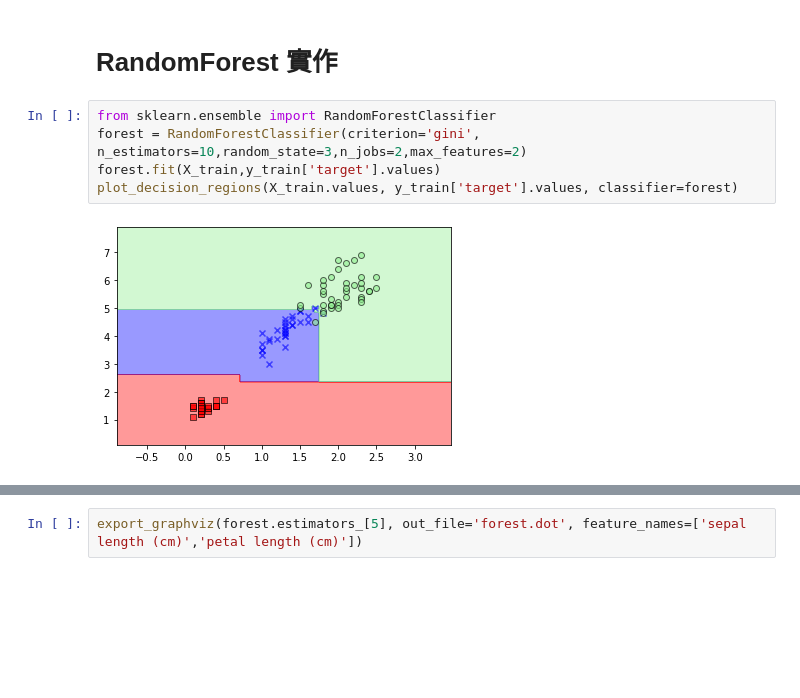
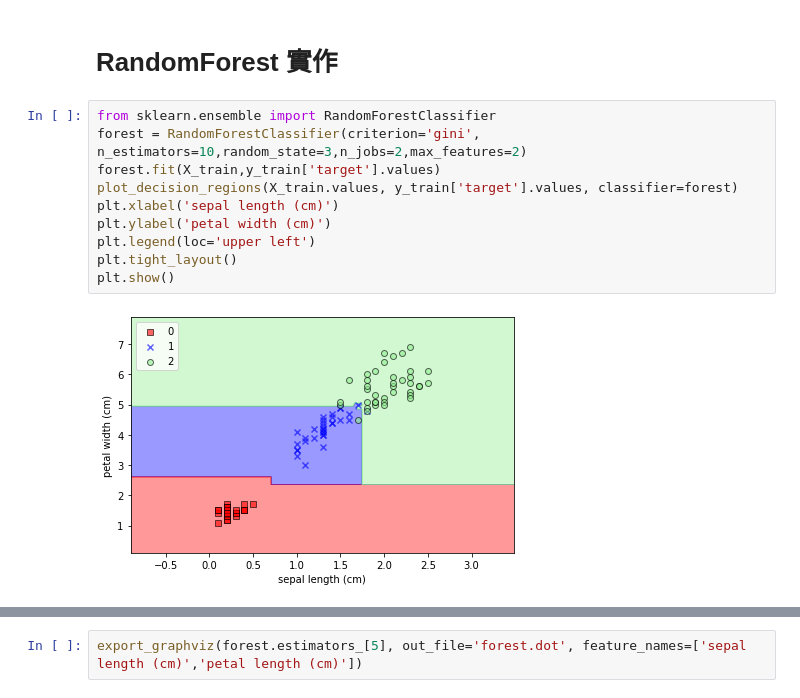
Before and after one commit to yehjames/NTU_DAC_ML, a Jupyter notebook: 第二堂/第二堂 決策樹(Decision Tree), 隨機森林(Random Forest), 梯度提升決策樹(GBDT)實作.ipynb, the cells around one changed output, grey strips where cells are left out. Saved outputs shown, nothing was run; the diff lists cells and outputs as text; blank space fills up the shorter version.

```diff
--- a/第二堂/第二堂 決策樹(Decision Tree), 隨機森林(Random Forest), 梯度提升決策樹(GBDT)實作.ipynb
+++ b/第二堂/第二堂 決策樹(Decision Tree), 隨機森林(Random Forest), 梯度提升決策樹(GBDT)實作.ipynb
@@ -248,7 +323,12 @@ export_graphviz(tree, out_file='tree2.dot', feature_names=['sepal length (cm)','
 # %%
 from sklearn.ensemble import RandomForestClassifier
 forest = RandomForestClassifier(criterion='gini', n_estimators=10,random_state=3,n_jobs=2,max_features=2)
 forest.fit(X_train,y_train['target'].values)
 plot_decision_regions(X_train.values, y_train['target'].values, classifier=forest)
+plt.xlabel('sepal length (cm)')
+plt.ylabel('petal width (cm)')
+plt.legend(loc='upper left')
+plt.tight_layout()
+plt.show()
 # %% [output]
-[figure, old version]
+[figure, new version]
```
Also changed, not shown: parts of 45 cells of this notebook, 2 other files.
